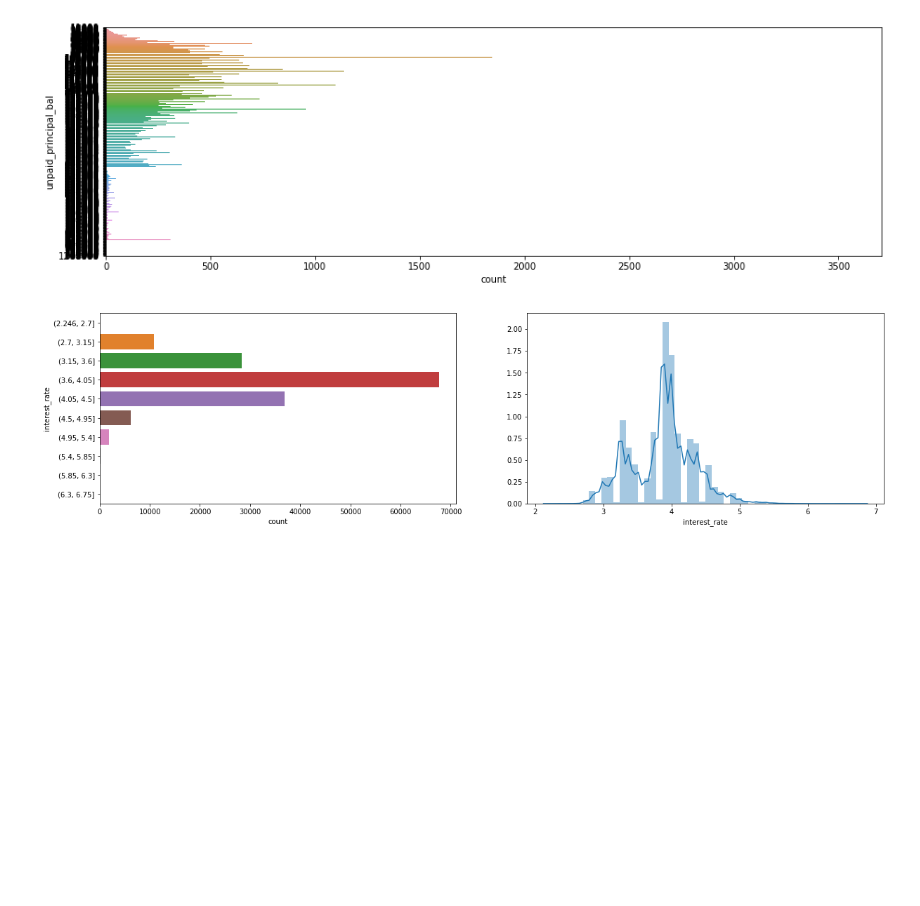
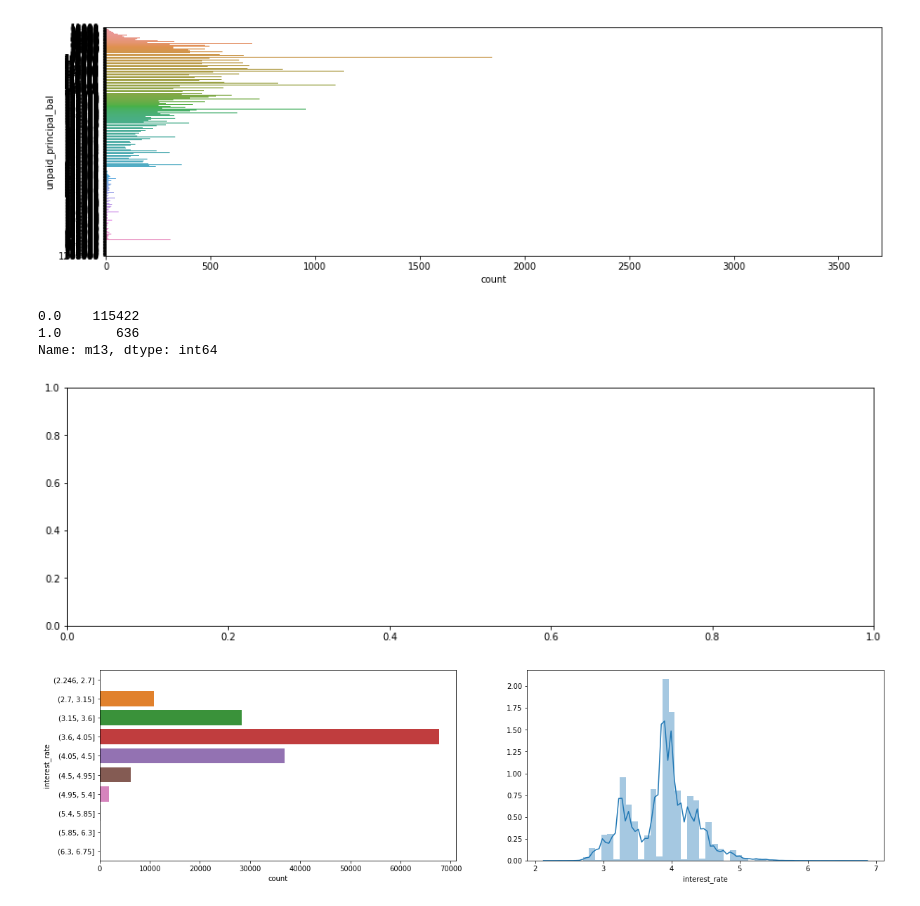
Before and after one commit to NilSagor/AV_ml_practice, a Jupyter notebook: loan_del_predict/Untitled.ipynb, the cells around one changed output. Cells and saved outputs as stored; diff of their text form; code cells hidden in the pictures; blank space fills up the shorter version.

```diff
--- a/loan_del_predict/Untitled.ipynb
+++ b/loan_del_predict/Untitled.ipynb
@@ -139,6 +144,18 @@ sns.countplot(y='unpaid_principal_bal', ax=ax1, data=data_all);
 # %%
 data_bin=pd.DataFrame()
 data_con = pd.DataFrame()
+# %%
+data_all['m13'].value_counts()
+# %% [output]
+0.0    115422
+1.0       636
+Name: m13, dtype: int64
+# %%
+fig = plt.figure(figsize=(15,10))
+ax = fig.add_subplot(2,1,1)
+sns.countplot(y="m13", ax=ax1, data = data_all);
+# %% [output]
+[figure, added]
 # %%
 data_bin['interest_rate']=pd.cut(data_all['interest_rate'],10)
 data_con['interest_rate']=data_all['interest_rate']
```
Also changed, not shown: parts of 3 cells of this notebook.
